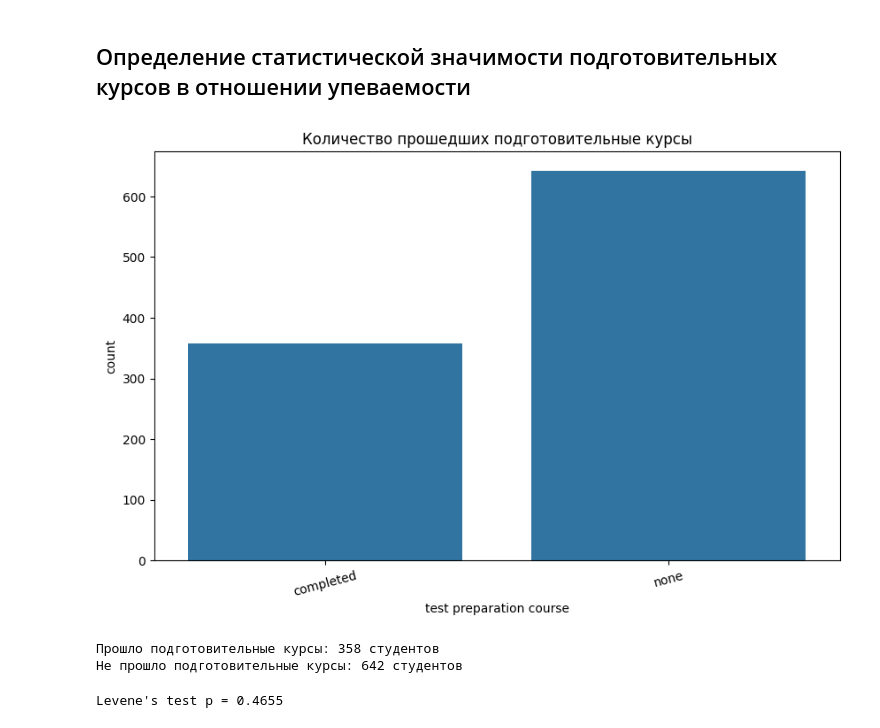
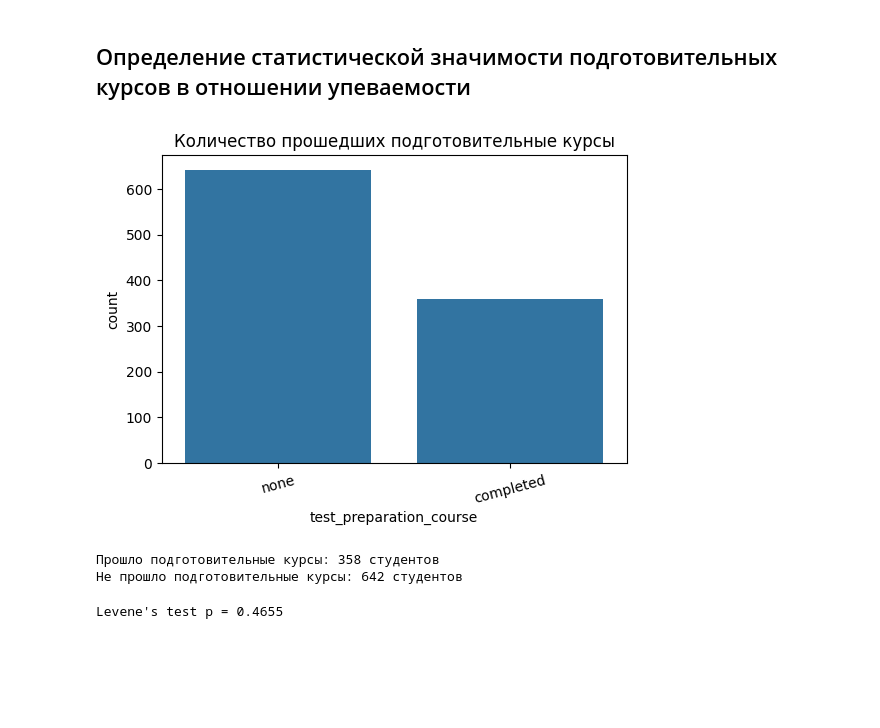
Before and after one commit to AlexanderGajduk/data_analytics, a Jupyter notebook: StudentsAchievements.ipynb, the cells around one changed output. Drawn from its saved outputs; the diff is of its cells as text; code cells hidden in the pictures; blank space fills up the shorter version.

```diff
--- a/StudentsAchievements.ipynb
+++ b/StudentsAchievements.ipynb
@@ -513,20 +537,8 @@ Categories (6, object): ['associate's degree', 'bachelor's degree', 'high school
 # %%
-# уупорядочим уровни образования
-edu_order = [
-    'some high school',
-    'high school',
-    'associate\'s degree',
-    'some college',
-    'bachelor\'s degree',
-    'master\'s degree']
-df['parental level of education'] = pd.Categorical(
-    df['parental level of education'],
-    categories=edu_order,
-    ordered=True)
 # выведем график
 plt.figure(figsize=(10, 6))
 plt.title('Распределение уровня образования родителей студентов')
-sns.countplot(df, x = 'parental level of education',hue='race/ethnicity')
+sns.countplot(df, x = 'parental_level_of_education',hue='race_ethnicity')
 plt.xticks(rotation=15)
 plt.show()
 # %% [output]
@@ -663,15 +675,15 @@ df_comp_avg_prep.style.set_properties(**{'width': '150px', 'text-align': 'center
 # %% [markdown]
 ## Определение статистической значимости подготовительных курсов в отношении упеваемости
 # %%
-plt.figure(figsize=(10, 6))
+plt.figure(figsize=(6, 4))
 plt.title('Количество прошедших подготовительные курсы')
-sns.countplot(df, x='test preparation course')
+sns.countplot(df, x='test_preparation_course')
 plt.xticks(rotation=15)
 plt.show()
-print('Прошло подготовительные курсы:',len(df[df['test preparation course'] == 'completed']), 'студентов')
-print('Не прошло подготовительные курсы:',len(df[df['test preparation course'] == 'none']), 'студентов')
+print('Прошло подготовительные курсы:',len(df[df['test_preparation_course'] == 'completed']), 'студентов')
+print('Не прошло подготовительные курсы:',len(df[df['test_preparation_course'] == 'none']), 'студентов')
 # %% [output]
-[figure, old version]
+[figure, new version]
 Прошло подготовительные курсы: 358 студентов
 Не прошло подготовительные курсы: 642 студентов
 # %%
```
Also changed, not shown: parts of 47 cells of this notebook.
